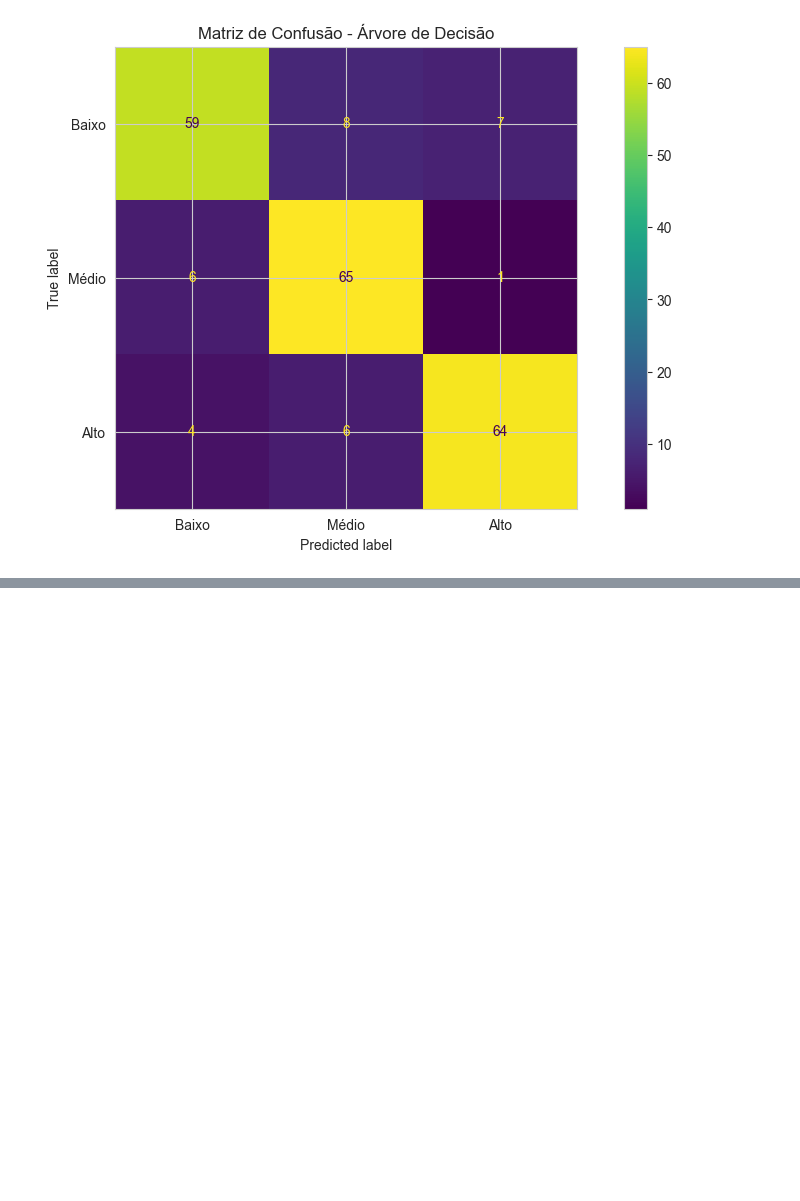
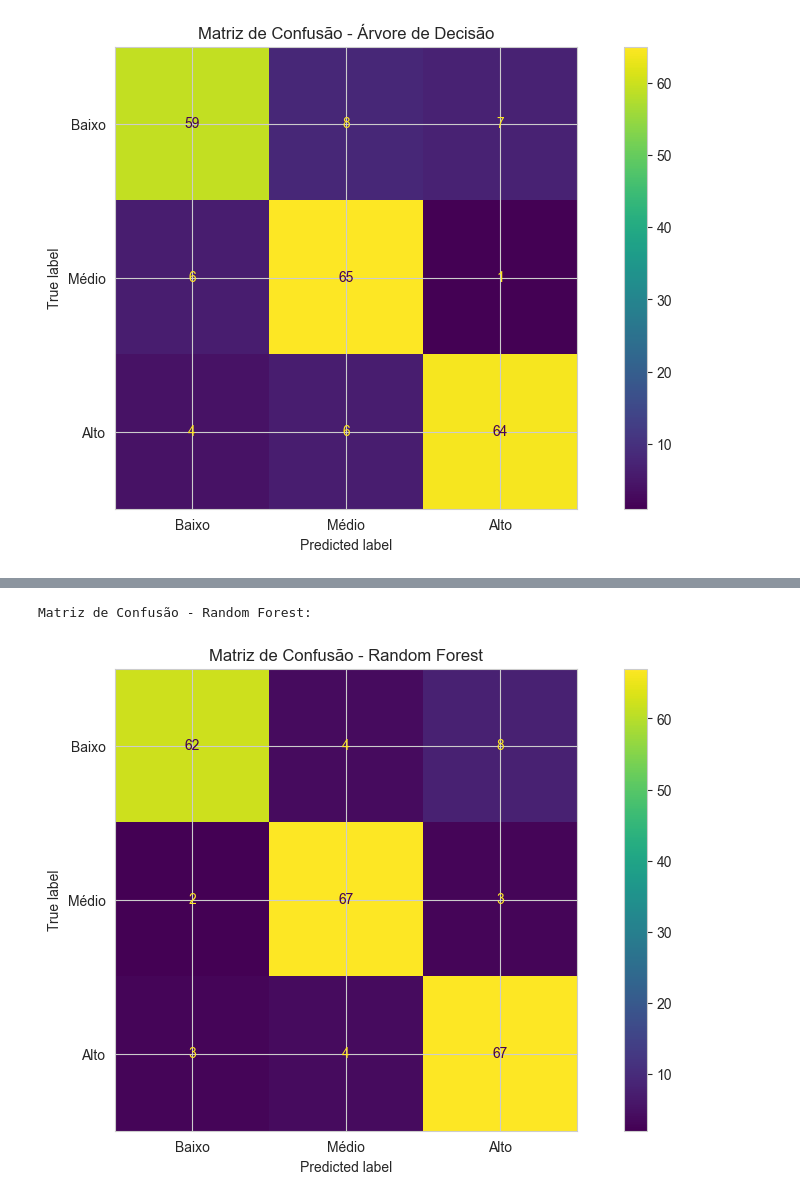
Before and after one commit to fernando-lfs/fiap-tech-challenge-fase3, a Jupyter notebook: notebooks/01-analise-exploratoria.ipynb, the cells around one changed output, grey strips where cells are left out. Saved outputs shown, nothing was run; the diff lists cells and outputs as text; code cells hidden in the pictures; blank space fills up the shorter version.

Commit message:
Modelagem Update

```diff
--- a/notebooks/01-analise-exploratoria.ipynb
+++ b/notebooks/01-analise-exploratoria.ipynb
@@ -613,0 +618,22 @@ Matriz de Confusão - Árvore de Decisão:
+# %%
+# Importando o classificador Random Forest
+from sklearn.ensemble import RandomForestClassifier
+
+# 1. Instanciar o modelo
+# n_estimators define o número de árvores na floresta. O padrão é 100.
+# Usamos random_state=42 para garantir a reprodutibilidade.
+rf_model = RandomForestClassifier(n_estimators=100, random_state=42)
+
+# 2. Treinar o modelo com os dados de treino
+rf_model.fit(X_train, y_train)
+
+# 3. Fazer previsões com os dados de teste
+y_pred_rf = rf_model.predict(X_test)
+
+# 4. Avaliar o desempenho do modelo
+rf_accuracy = accuracy_score(y_test, y_pred_rf)
+print(f"Acurácia do Modelo Random Forest: {rf_accuracy:.2f}")
+
+# Exibir o relatório de classificação detalhado
+print("\nRelatório de Classificação - Random Forest:")
+print(classification_report(y_test, y_pred_rf, target_names=["Baixo", "Médio", "Alto"]))
@@ -613,0 +653,11 @@ Matriz de Confusão - Árvore de Decisão:
+# %%
+# Visualizando a Matriz de Confusão
+print("Matriz de Confusão - Random Forest:")
+ConfusionMatrixDisplay.from_estimator(
+    rf_model, X_test, y_test, display_labels=["Baixo", "Médio", "Alto"]
+)
+plt.title("Matriz de Confusão - Random Forest")
+plt.show()
+# %% [output]
+Matriz de Confusão - Random Forest:
+[figure, added]
```
Also changed, not shown: parts of 4 cells of this notebook, 1 other file.
